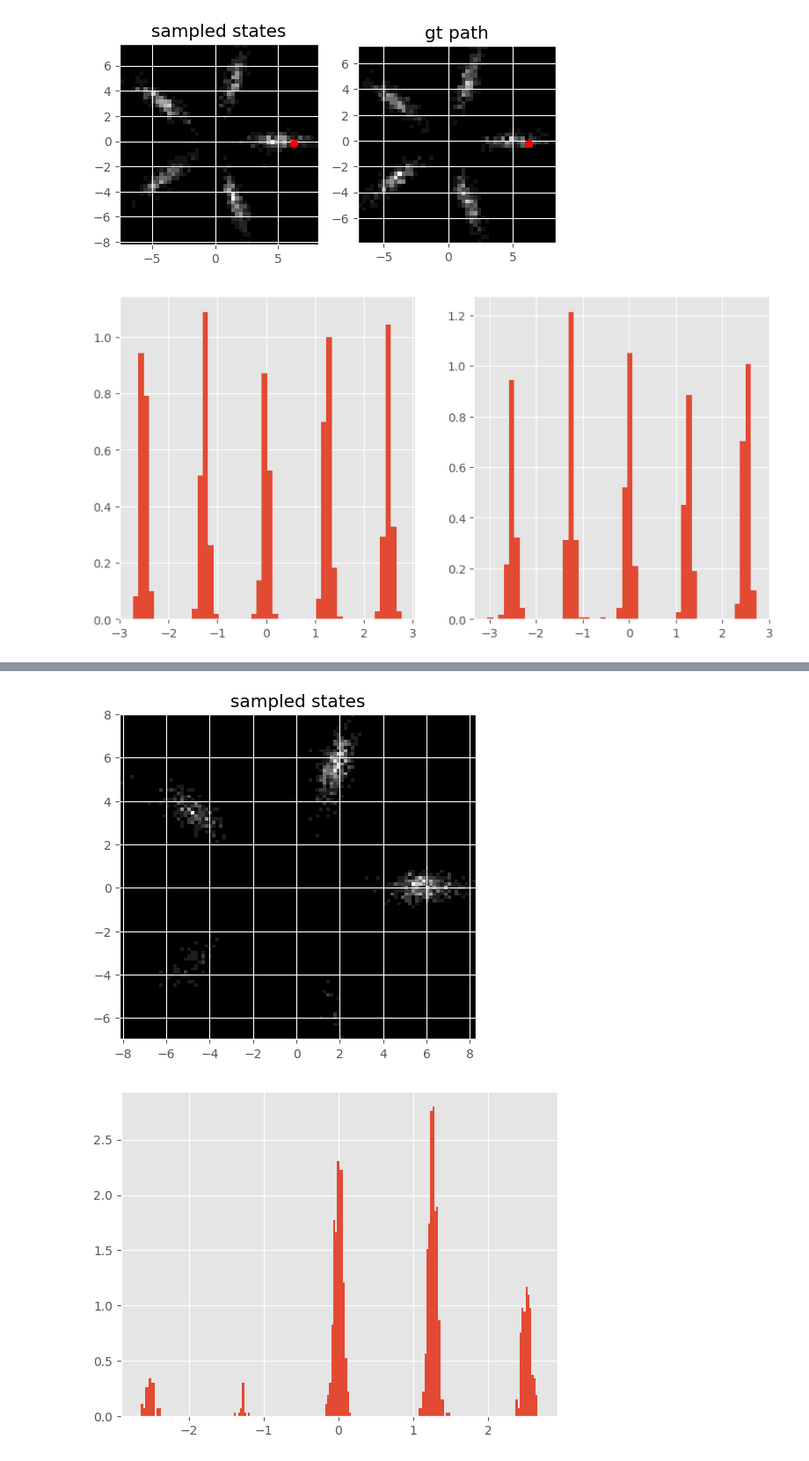
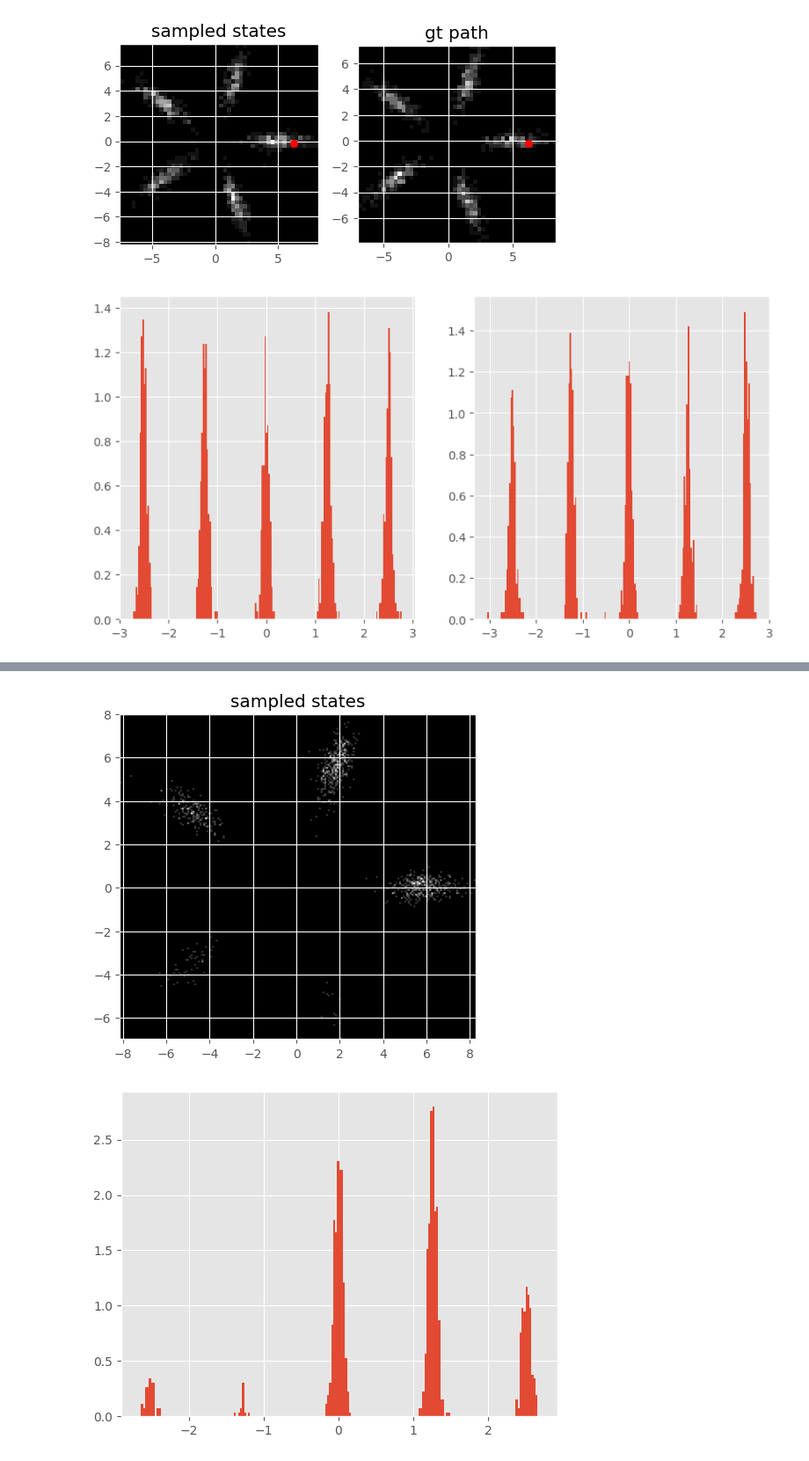
Before and after one commit to FMGS666/ProbForecastFollmerProcess, a Jupyter notebook: multi_modal_jump_diffusion.ipynb, the cells around one changed output, grey strips where cells are left out. Shown at 88% size. Saved outputs shown, nothing was run; the diff lists cells and outputs as text; code cells hidden in the pictures.

```diff
--- a/multi_modal_jump_diffusion.ipynb
+++ b/multi_modal_jump_diffusion.ipynb
@@ -169,8 +169,11 @@ optim_config = {
     'num_mc_samples': 300
 }
 
+# initializing backbone model
+backbone = pffp.neuralnet.B_Network(dim, net_config)
+
 # defining model
-model = pffp.core.model(data, sample, state, pffp.utils.interpolant, pffp.utils.velocity, net_config, device = "cuda")
+model = pffp.core.model(backbone, data, sample, state, pffp.utils.interpolant, pffp.utils.velocity, device = "cuda")
 
 if "model.pt" not in os.listdir(data_folder):
     # print model and message
@@ -311,20 +314,19 @@ fig.show()
 # %%
 # converting to angular coordinates
 theta_gt = pffp.utils.vec2angle(x,y)
 theta_hat = pffp.utils.vec2angle(x_hat,y_hat)
 
 # defining figure and axes
 fig, axes = plt.subplots(1, 2, figsize = (10, 5))
 
 # plotting the angular distributions
-histgt = axes[0].hist(theta_gt, density = True, bins = 5
-0)
+histgt = axes[0].hist(theta_gt, density = True, bins = 200)
 hist_hat = axes[1].hist(theta_hat, density = True, bins = 200)
 
 # showing the figure
 fig.show()
 # %% [output]
-[figure, old version]
+[figure, new version]
 # %%
 # sampling 300 observation given the first one
 # sampling configuration
@@ -365,10 +367,10 @@ x1, y1 = X1[:, 0].detach().cpu(), X1[:, 1].detach().cpu()
 fig, axes = plt.subplots()
 
 # plotting the distributions
-pffp.utils.plot_density(x_hat, y_hat, fig, axes, title = "sampled states", bins = 100)
+pffp.utils.plot_density(x_hat, y_hat, fig, axes, title = "sampled states", bins = 200)
 fig.show()
 # %% [output]
-[figure, old version]
+[figure, new version]
 # %%
 # converting to angular coordinates
 theta_0 = pffp.utils.vec2angle(x0,y0)
```
